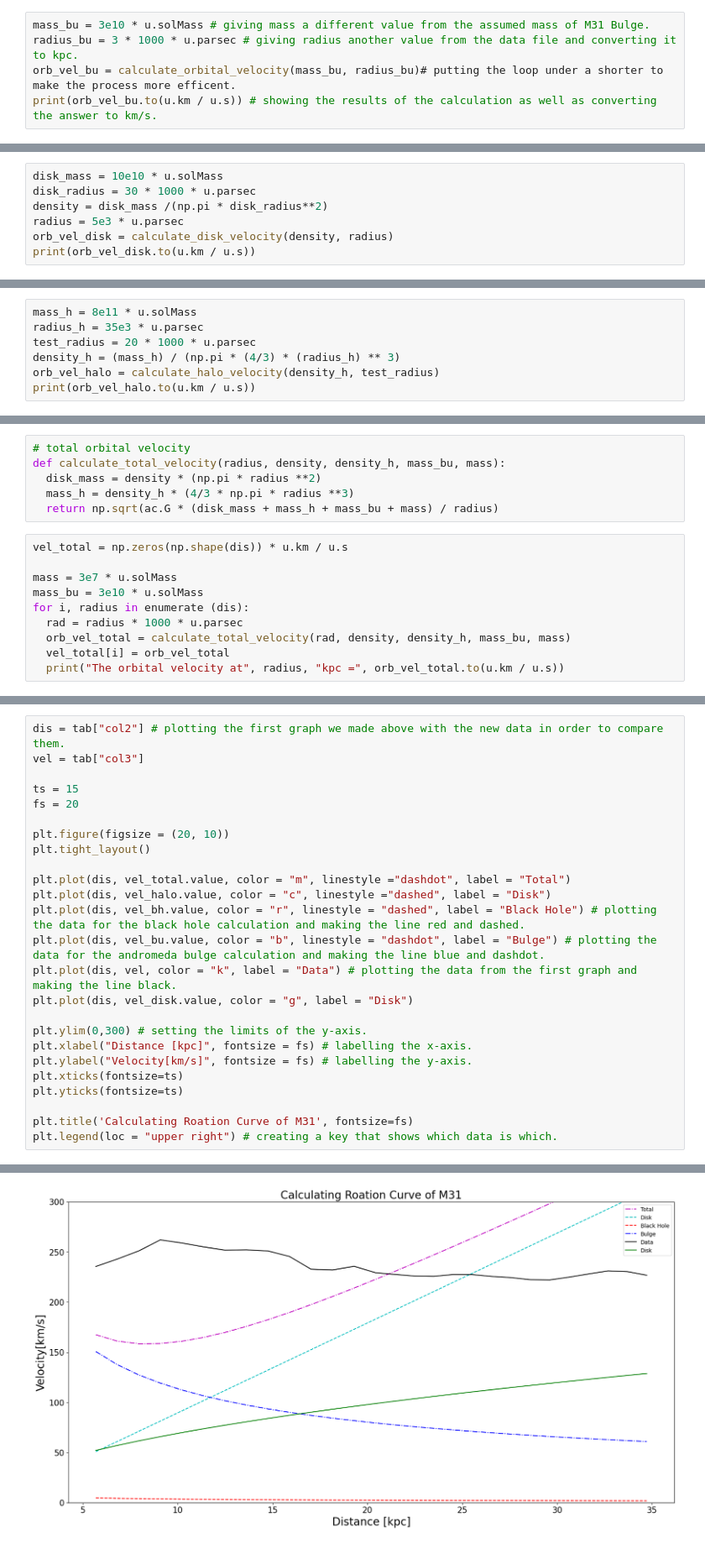
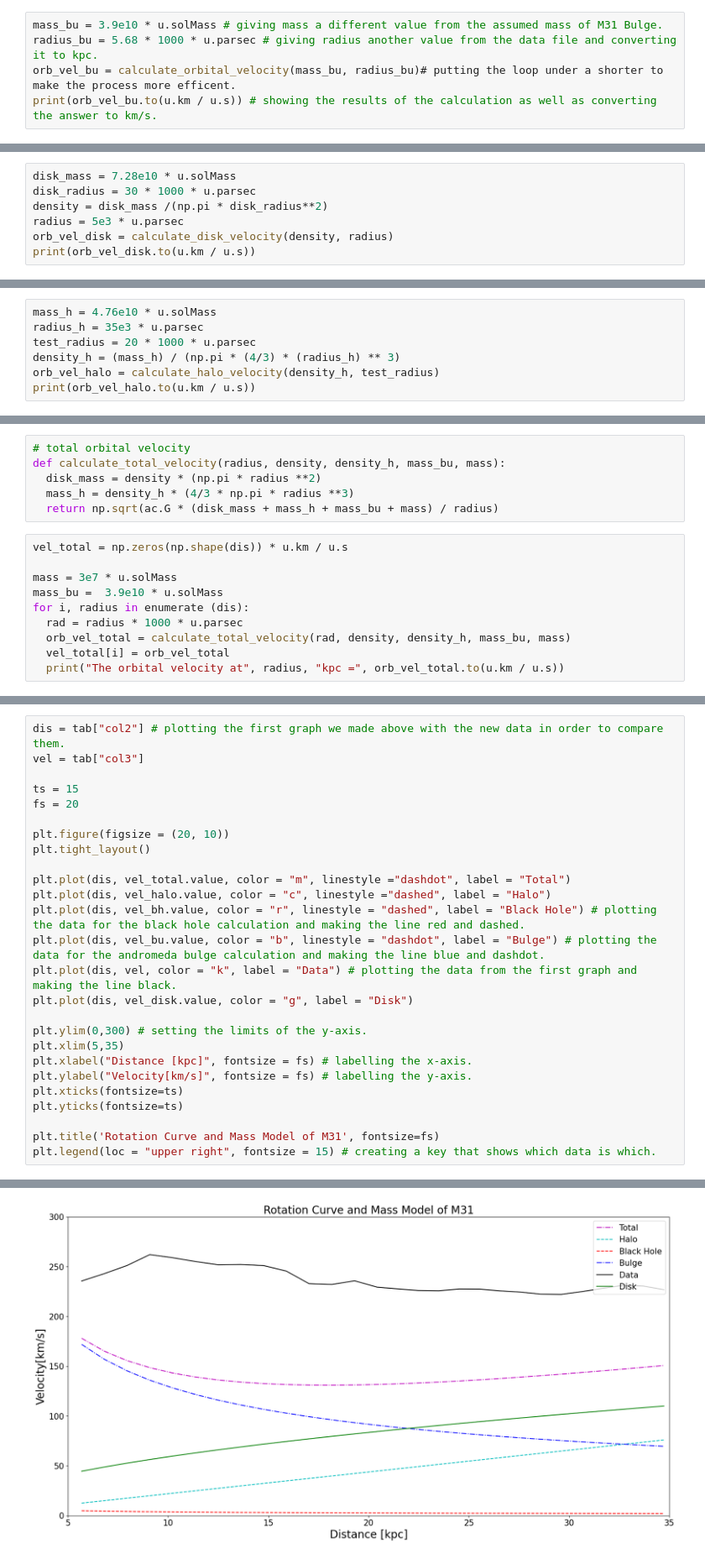
Before and after one commit to NireAstro/1221-dark-matter, a Jupyter notebook: 1221_hello_world.ipynb, the cells around one changed output, grey strips where cells are left out. Shown: that part at 84% size. Saved outputs shown, nothing was run; the diff lists cells and outputs as text.

```diff
--- a/1221_hello_world.ipynb
+++ b/1221_hello_world.ipynb
@@ -175,8 +175,8 @@ $v_{orbital} = \sqrt\frac{GM_\odot}{r}$
 def calculate_orbital_velocity(mass_bu, radius_bu): # creating a loop that will help us make this calculation multiple times.
   return(np.sqrt(ac.G * mass_bu/ radius_bu))
 # %%
-mass_bu = 3e10 * u.solMass # giving mass a different value from the assumed mass of M31 Bulge.
-radius_bu = 3 * 1000 * u.parsec # giving radius another value from the data file and converting it to kpc.
+mass_bu = 3.9e10 * u.solMass # giving mass a different value from the assumed mass of M31 Bulge.
+radius_bu = 5.68 * 1000 * u.parsec # giving radius another value from the data file and converting it to kpc.
 orb_vel_bu = calculate_orbital_velocity(mass_bu, radius_bu)# putting the loop under a shorter to make the process more efficent.
 print(orb_vel_bu.to(u.km / u.s)) # showing the results of the calculation as well as converting the answer to km/s.
 # %% [output]
@@ -212,7 +212,7 @@ plt.legend() # creating a key that shows which data is which.
 def calculate_disk_velocity(density, radius):
   return(np.sqrt(ac.G * density * radius * np.pi))
 # %%
-disk_mass = 10e10 * u.solMass
+disk_mass = 7.28e10 * u.solMass
 disk_radius = 30 * 1000 * u.parsec
 density = disk_mass /(np.pi * disk_radius**2)
 radius = 5e3 * u.parsec
@@ -271,7 +272,7 @@ plt.legend(loc = "upper right") # creating a key that shows which data is which.
 def calculate_halo_velocity(density, radius):
   return(np.sqrt(ac.G * density * (4/3) * np.pi * radius ** 2))
 # %%
-mass_h = 8e11 * u.solMass
+mass_h = 4.76e10 * u.solMass
 radius_h = 35e3 * u.parsec
 test_radius = 20 * 1000 * u.parsec
 density_h = (mass_h) / (np.pi * (4/3) * (radius_h) ** 3)
@@ -334,7 +335,7 @@ def calculate_total_velocity(radius, density, density_h, mass_bu, mass):
 vel_total = np.zeros(np.shape(dis)) * u.km / u.s
 
 mass = 3e7 * u.solMass
-mass_bu = 3e10 * u.solMass
+mass_bu =  3.9e10 * u.solMass
 for i, radius in enumerate (dis):
   rad = radius * 1000 * u.parsec
   orb_vel_total = calculate_total_velocity(rad, density, density_h, mass_bu, mass)
@@ -361,28 +362,29 @@ The orbital velocity at 34.73 kpc = 342.2154824351674 km / s
 # %%
 dis = tab["col2"] # plotting the first graph we made above with the new data in order to compare them.
 vel = tab["col3"]
 
 ts = 15
 fs = 20
 
 plt.figure(figsize = (20, 10))
 plt.tight_layout()
 
 plt.plot(dis, vel_total.value, color = "m", linestyle ="dashdot", label = "Total")
-plt.plot(dis, vel_halo.value, color = "c", linestyle ="dashed", label = "Disk")
+plt.plot(dis, vel_halo.value, color = "c", linestyle ="dashed", label = "Halo")
 plt.plot(dis, vel_bh.value, color = "r", linestyle = "dashed", label = "Black Hole") # plotting the data for the black hole calculation and making the line red and dashed.
 plt.plot(dis, vel_bu.value, color = "b", linestyle = "dashdot", label = "Bulge") # plotting the data for the andromeda bulge calculation and making the line blue and dashdot.
 plt.plot(dis, vel, color = "k", label = "Data") # plotting the data from the first graph and making the line black.
 plt.plot(dis, vel_disk.value, color = "g", label = "Disk")
 
 plt.ylim(0,300) # setting the limits of the y-axis.
+plt.xlim(5,35)
 plt.xlabel("Distance [kpc]", fontsize = fs) # labelling the x-axis.
 plt.ylabel("Velocity[km/s]", fontsize = fs) # labelling the y-axis.
 plt.xticks(fontsize=ts)
 plt.yticks(fontsize=ts)
 
-plt.title('Calculating Roation Curve of M31', fontsize=fs)
-plt.legend(loc = "upper right") # creating a key that shows which data is which.
+plt.title('Rotation Curve and Mass Model of M31', fontsize=fs)
+plt.legend(loc = "upper right", fontsize = 15) # creating a key that shows which data is which.
 # %% [output]
 <matplotlib.legend.Legend at 0x...>
-[figure, old version]
+[figure, new version]
```
Also changed, not shown: parts of 14 cells of this notebook.
